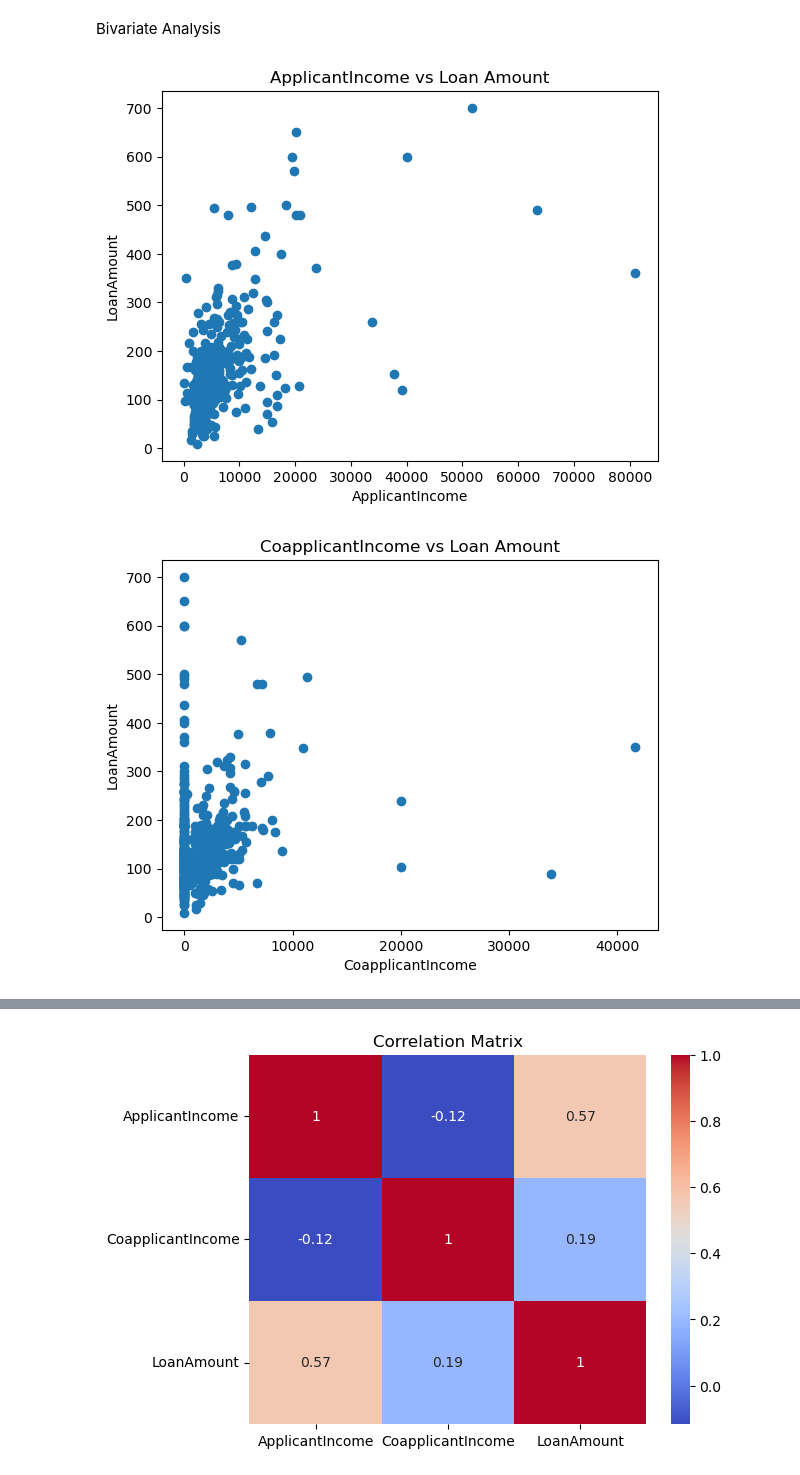
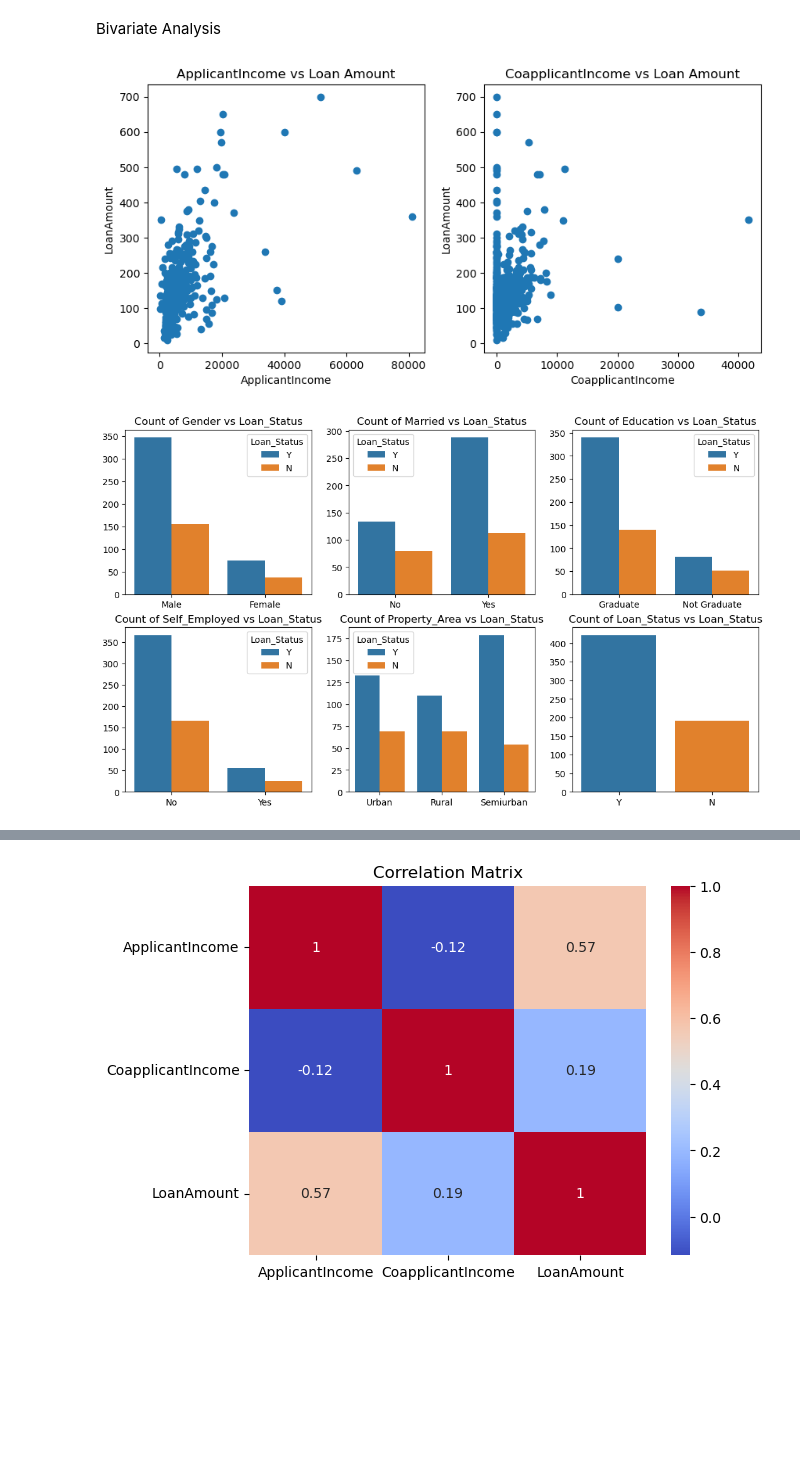
Before and after one commit to saleh-abdallah/DAAI, a Jupyter notebook: Intro to AI/Assignment 8 Supervised Learning Classification.ipynb, the cells around one changed output, grey strips where cells are left out. Cells and saved outputs as stored; diff of their text form; code cells hidden in the pictures; blank space fills up the shorter version.

```diff
--- a/Intro to AI/Assignment 8 Supervised Learning Classification.ipynb
+++ b/Intro to AI/Assignment 8 Supervised Learning Classification.ipynb
@@ -187,23 +207,28 @@ Bivariate Analysis
 # %%
 # Data Visualization
 # Income vs Loan Amount
 def data_viz(df, income):
-    for i in income:
-        plt.scatter(df[i], df['LoanAmount'])
-        plt.title(f'{i} vs Loan Amount')
-        plt.xlabel(i)
+    plt.figure(figsize=(13, 32))
+    for i, x in enumerate(income):
+        plt.subplot(8, 3, i+1)
+        plt.scatter(df[x], df['LoanAmount'])
+        plt.title(f'{x} vs Loan Amount')
+        plt.xlabel(x)
         plt.ylabel('LoanAmount')
-        plt.show()
+    plt.tight_layout()
+    plt.show()
 
 data_viz(df, ['ApplicantIncome', 'CoapplicantIncome'])
 
 # Categorical vs Loan Status
-for i in categorical_cols:
+plt.figure(figsize=(13, 32))
+for i, x in enumerate(categorical_cols):
+    plt.subplot(8, 3, i+1)
     if i != 'Loan_Status':
-        sns.countplot(data=df, x=i, hue='Loan_Status')
-        plt.title(f'{i} vs Loan_Status')
+        sns.countplot(data=df, x=x, hue='Loan_Status')
+        plt.title(f'Count of {x} vs Loan_Status')
+        plt.xlabel('')
         plt.ylabel('')
-        plt.show()
 # %% [output]
-[figure, old version]
+[figure, new version]
-[figure, old version]
+[figure, new version]
```
Also changed, not shown: parts of 5 cells of this notebook.
